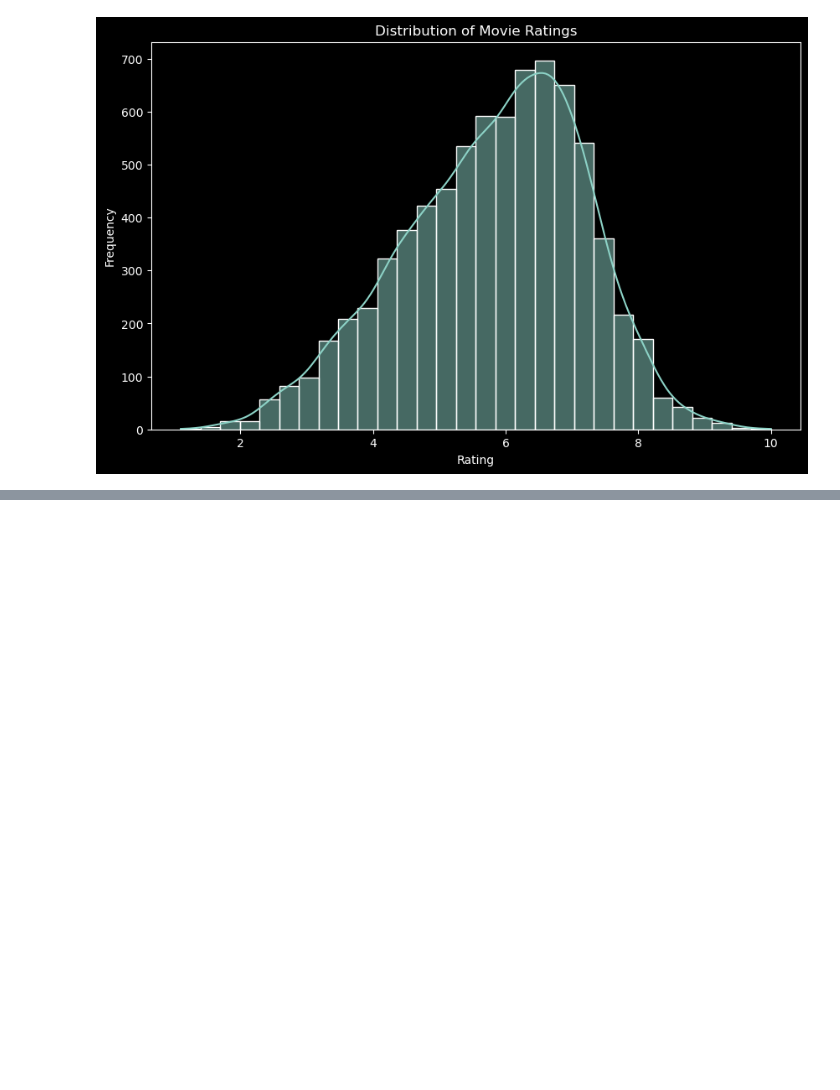
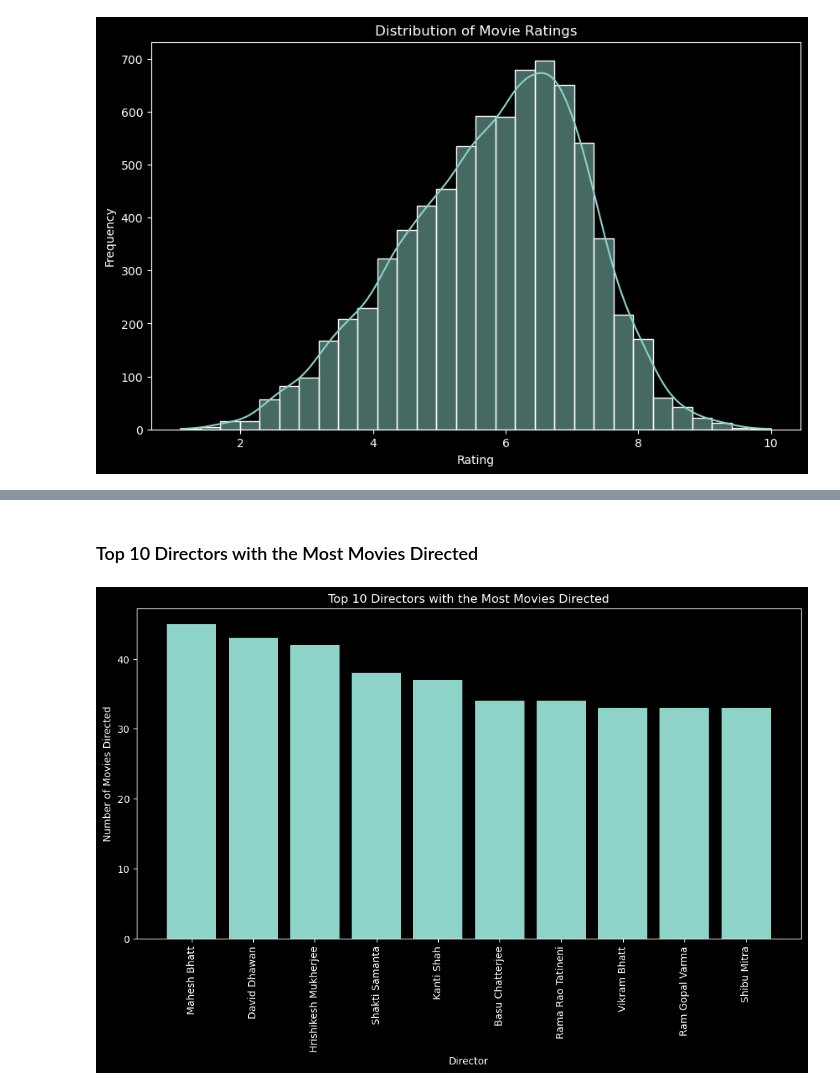
Before and after one commit to marwa9975/CODSOFT_DS02_Movie-Rating-Prediction-with-Python, a Jupyter notebook: index.ipynb, the cells around one changed output, grey strips where cells are left out. Cells and saved outputs as stored; diff of their text form; code cells hidden in the pictures; blank space fills up the shorter version.

```diff
--- a/index.ipynb
+++ b/index.ipynb
@@ -284,0 +308,19 @@ plt.show()
+# %% [markdown]
+### Top 10 Directors with the Most Movies Directed
+# %%
+# Count the number of movies directed by each director
+director_counts = df['Director'].value_counts()
+
+# Select the top 10 directors with the most movies directed
+top_10_directors = director_counts.head(10)
+
+# Create a bar plot to visualize the top 10 directors with the most movies directed
+plt.figure(figsize=(12, 6))
+plt.bar(top_10_directors.index, top_10_directors.values)
+plt.title('Top 10 Directors with the Most Movies Directed')
+plt.xlabel('Director')
+plt.ylabel('Number of Movies Directed')
+plt.xticks(rotation=90)
+plt.show()
+# %% [output]
+[figure, added]
```
Also changed, not shown: parts of 23 cells of this notebook.
